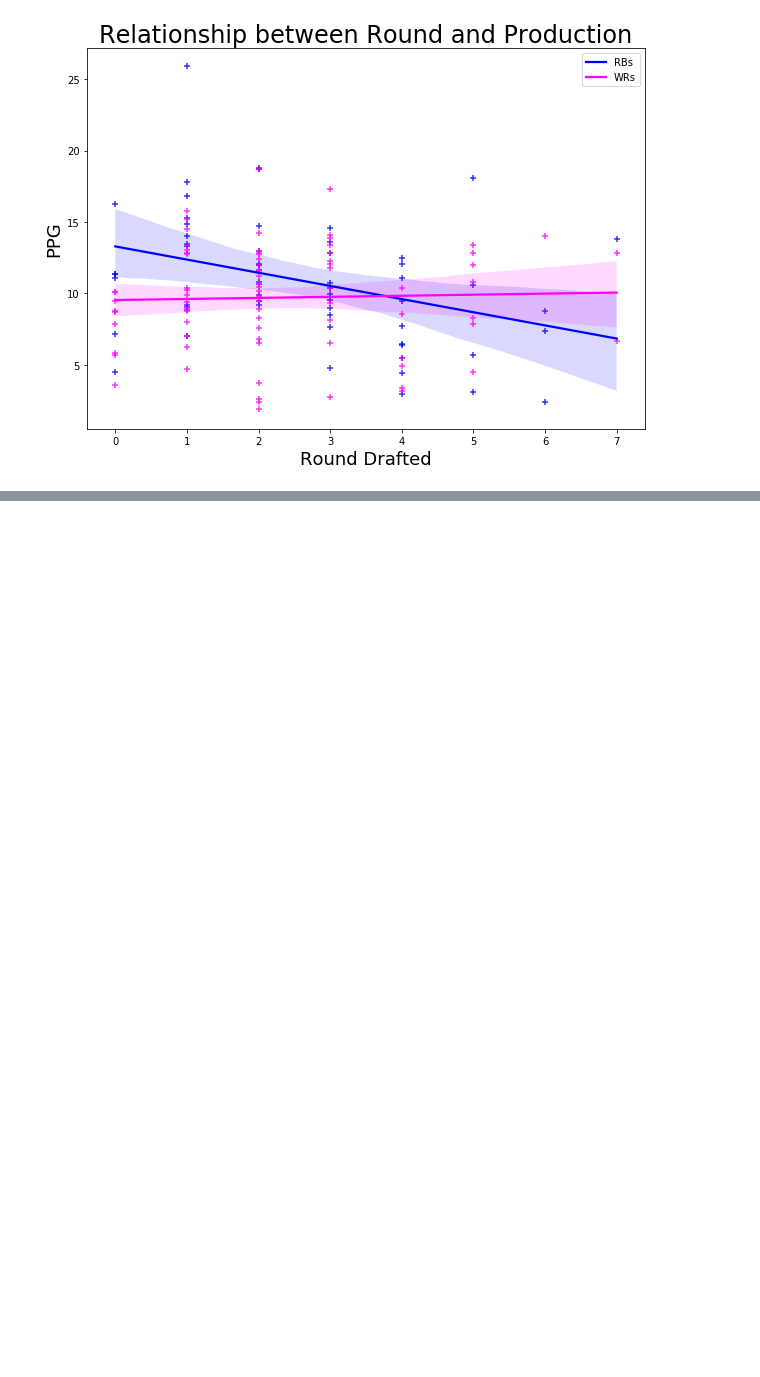
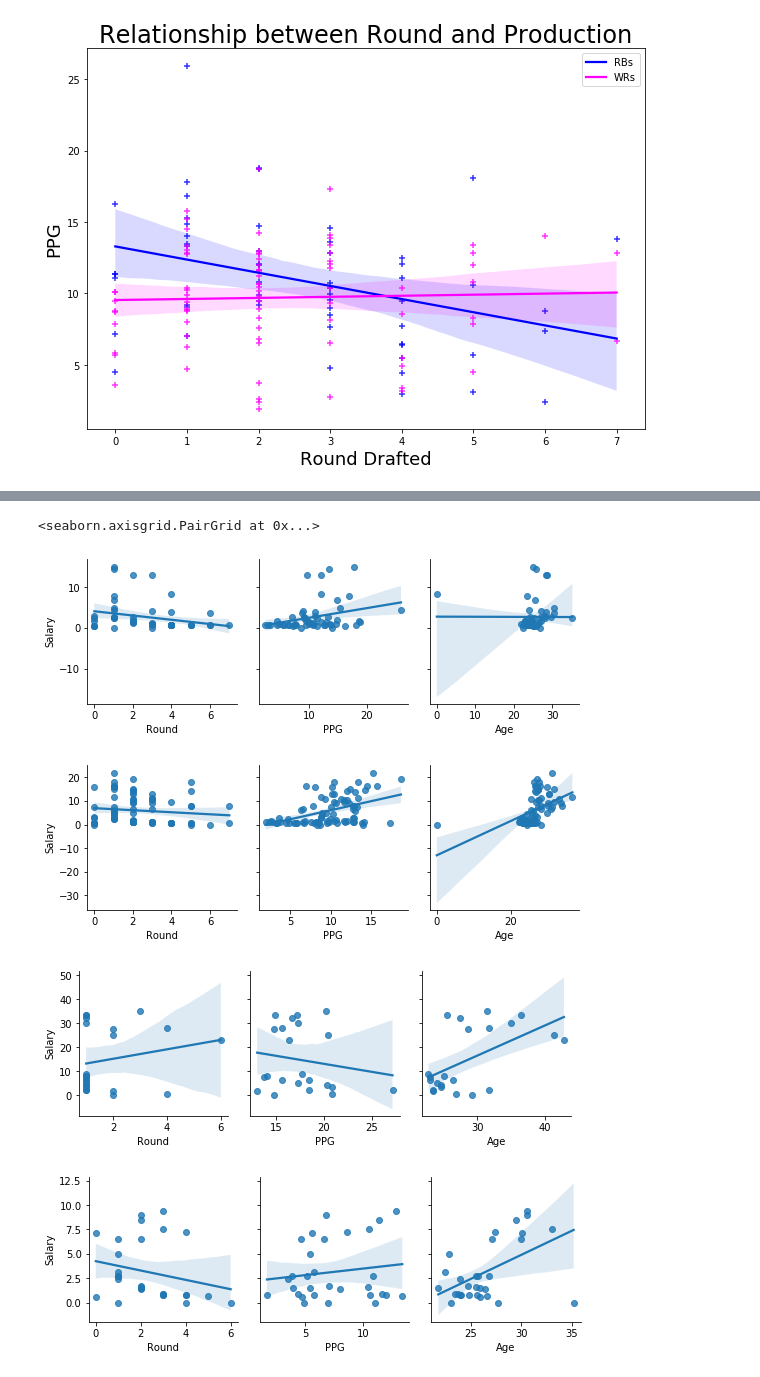
Before and after one commit to luriemr/FantasyFootball_Analyzer, a Jupyter notebook: FF_Dyno.ipynb, the cells around one changed output, grey strips where cells are left out. Drawn from its saved outputs; the diff is of its cells as text; code cells hidden in the pictures; blank space fills up the shorter version.

```diff
--- a/FF_Dyno.ipynb
+++ b/FF_Dyno.ipynb
@@ -137,0 +155,11 @@ statistics
+# %%
+sns.pairplot(RBs, x_vars=['Round', 'PPG', 'Age'], y_vars='Salary', kind='reg')
+sns.pairplot(WRs, x_vars=['Round', 'PPG', 'Age'], y_vars='Salary', kind='reg')
+sns.pairplot(QBs, x_vars=['Round', 'PPG', 'Age'], y_vars='Salary', kind='reg')
+sns.pairplot(TEs, x_vars=['Round', 'PPG', 'Age'], y_vars='Salary', kind='reg')
+# %% [output]
+<seaborn.axisgrid.PairGrid at 0x...>
+[figure, added]
+[figure, added]
+[figure, added]
+[figure, added]
```
Also changed, not shown: parts of 5 cells of this notebook.
